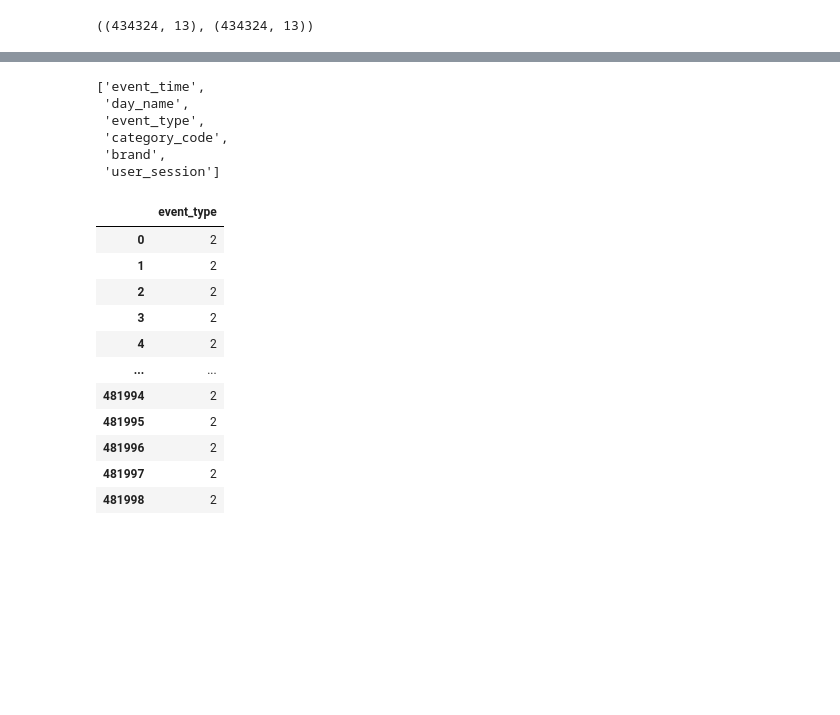
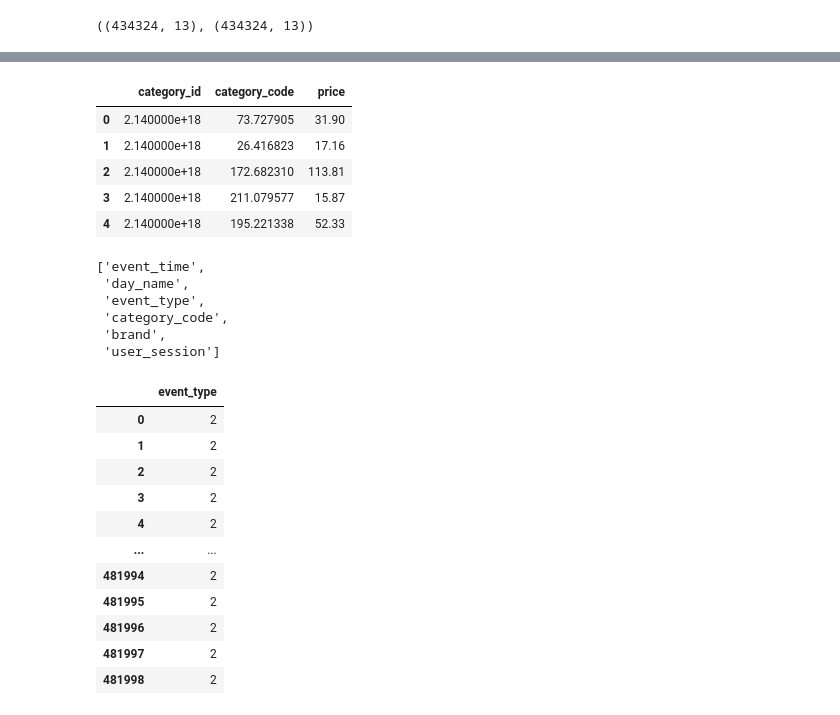
Before and after one commit to wjco/DAStudy-sat, a Jupyter notebook: Tek/multi_category_online_store_funnel/multi_category_online_store_funnel.ipynb, the cells around one changed output, grey strips where cells are left out. Saved outputs shown, nothing was run; the diff lists cells and outputs as text; code cells hidden in the pictures; blank space fills up the shorter version.

```diff
--- a/Tek/multi_category_online_store_funnel/multi_category_online_store_funnel.ipynb
+++ b/Tek/multi_category_online_store_funnel/multi_category_online_store_funnel.ipynb
@@ -582,0 +577,13 @@ prac2.loc[idx_num]
+# %%
+knn_imputer = KNNImputer(n_neighbors=5)
+cat_code_knn = knn_imputer.fit_transform(prac2[["category_id", "category_code", "price"]])
+# %%
+knn_df = pd.DataFrame(cat_code_knn, columns=["category_id", "category_code", "price"])
+knn_df.head()
+# %% [output]
+|  | category_id | category_code | price |
+| 0 | 2.140000e+18 | 73.727905 | 31.90 |
+| 1 | 2.140000e+18 | 26.416823 | 17.16 |
+| 2 | 2.140000e+18 | 172.682310 | 113.81 |
+| 3 | 2.140000e+18 | 211.079577 | 15.87 |
+| 4 | 2.140000e+18 | 195.221338 | 52.33 |
```
Also changed, not shown: parts of 14 cells of this notebook, 1 other file.
